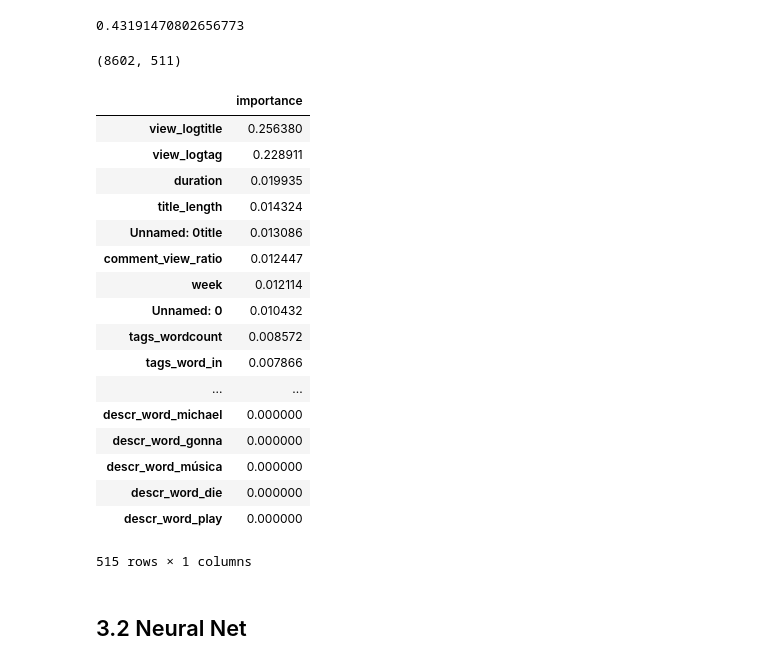
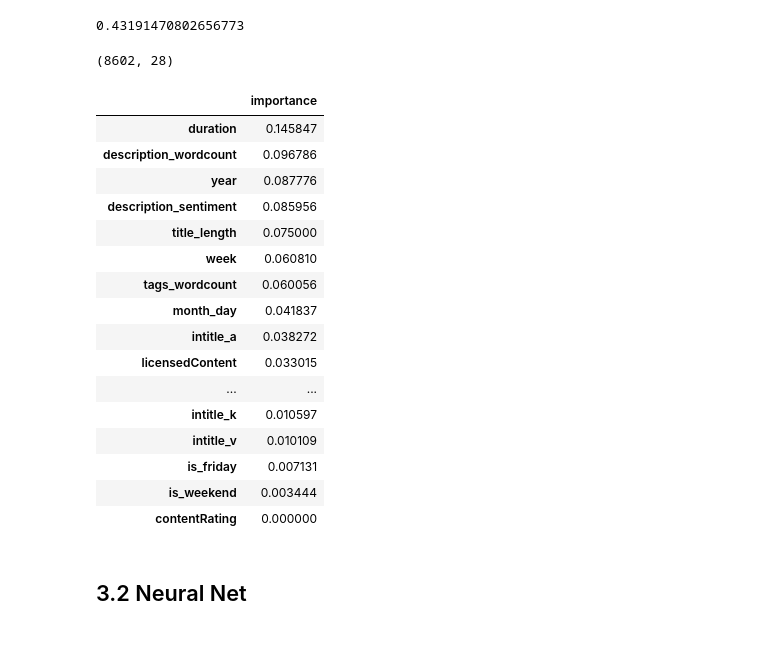
Before and after one commit to conorbarryhoke/Capstone, a Jupyter notebook: Regression_v2.ipynb, the cells around one changed output. Drawn from its saved outputs; the diff is of its cells as text; code cells hidden in the pictures.

```diff
--- a/Regression_v2.ipynb
+++ b/Regression_v2.ipynb
@@ -232,13 +220,14 @@ pd.DataFrame(abs(lr.coef_), index=X.columns, columns=['coefs']).sort_values(by='
 # %% [markdown]
 ## <a class="anchor" id="3.1-bullet">3.1 Gradient Boost</a>
 # %%
-gb = GradientBoostingRegressor(max_depth= 3, n_estimators=180, subsample=0.9, random_state=48) #GridSearch Params
+X_train_sc, X_test_sc, y_train, y_test, ss, df_formodel,cols_include = get_model_data(exclude_ratios=True)
+
+gb = GradientBoostingRegressor(max_depth=3, n_estimators=180, subsample=0.9, random_state=48) #GridSearch Params
 gb.fit(X_train_sc, y_train)
 gb.score(X_test_sc, y_test)
-#print('   ', i, model.score(X_test_sc, y_test))
 # %% [output]
 0.43191470802656773
 # %%
-df_formodel.loc[:, cols_include_initial].shape
+df_formodel.loc[:, cols_include].shape
 # %% [output]
-(8602, 511)
+(8602, 28)
@@ -247,24 +234,23 @@ df_formodel.loc[:, cols_include_initial].shape
 # %%
-pd.DataFrame(gb.feature_importances_, index=list(X_train.columns), columns=['importance']).sort_values(by='importance', ascending=False)
+pd.DataFrame(gb.feature_importances_, index=cols_include, columns=['importance']).sort_values(by='importance', ascending=False)
 # %% [output]
 |  | importance |
-| view_logtitle | 0.256380 |
-| view_logtag | 0.228911 |
-| duration | 0.019935 |
-| title_length | 0.014324 |
-| Unnamed: 0title | 0.013086 |
-| comment_view_ratio | 0.012447 |
-| week | 0.012114 |
-| Unnamed: 0 | 0.010432 |
-| tags_wordcount | 0.008572 |
-| tags_word_in | 0.007866 |
+| duration | 0.145847 |
+| description_wordcount | 0.096786 |
+| year | 0.087776 |
+| description_sentiment | 0.085956 |
+| title_length | 0.075000 |
+| week | 0.060810 |
+| tags_wordcount | 0.060056 |
+| month_day | 0.041837 |
+| intitle_a | 0.038272 |
+| licensedContent | 0.033015 |
 | ... | ... |
-| descr_word_michael | 0.000000 |
-| descr_word_gonna | 0.000000 |
-| descr_word_música | 0.000000 |
-| descr_word_die | 0.000000 |
-| descr_word_play | 0.000000 |
+| intitle_k | 0.010597 |
+| intitle_v | 0.010109 |
+| is_friday | 0.007131 |
+| is_weekend | 0.003444 |
+| contentRating | 0.000000 |
-515 rows × 1 columns
 # %% [markdown]
 ## <a class="anchor" id="3.2-bullet">3.2 Neural Net</a>
 # %%
```
Also changed, not shown: parts of 23 cells of this notebook, 5 other files.
